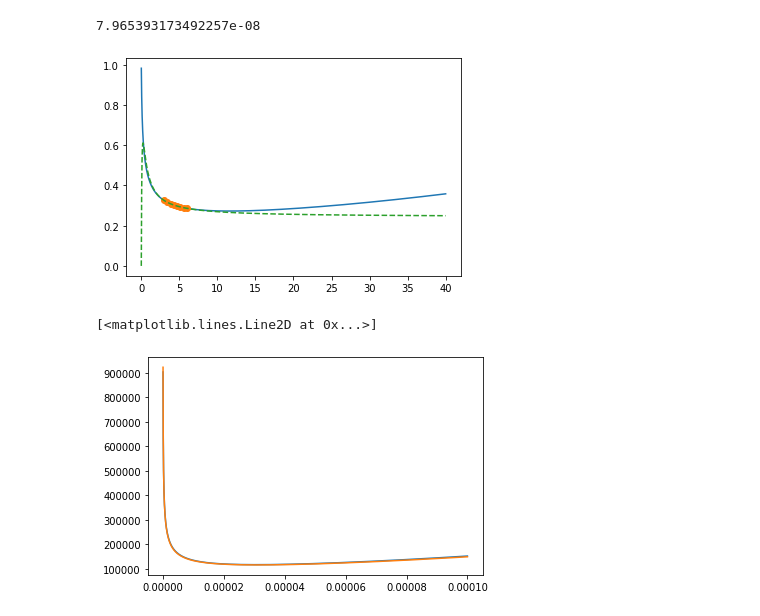
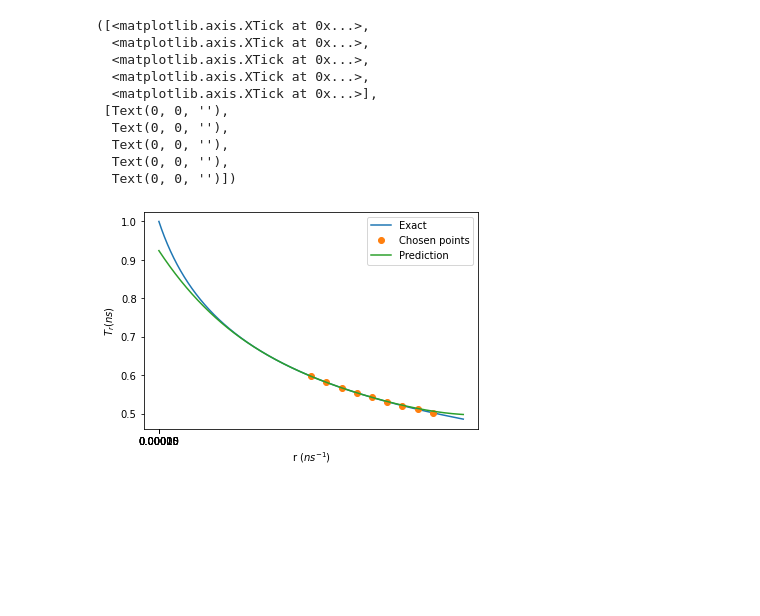
Before and after one commit to OfirBlumer/resetting, a Jupyter notebook: analyticalCaseStudy/030722.ipynb, the cells around one changed output. Drawn from its saved outputs; the diff is of its cells as text; code cells hidden in the pictures; blank space fills up the shorter version.

```diff
--- a/analyticalCaseStudy/030722.ipynb
+++ b/analyticalCaseStudy/030722.ipynb
@@ -76,14 +90,0 @@ plt.plot(rs,preTrs,linestyle="dashed")
-# %%
-rate = 2
-selrs = np.linspace(rate,rate*7,7)
-selTrs = IGLaplace(selrs,1,CV/2,1)
-# selTrs = np.insert(selTrs,0,1)
-# selrs = np.insert(selrs,0,0)
-plt.plot(rs,Trs)
-plt.plot(selrs,selTrs,"o",label="Exact")
-fitTrs  = scp.optimize.curve_fit(pade3_2_forLaplace, selrs, selTrs,bounds=(0,np.inf))
-fittedTrs = pade3_2_forLaplace(rs,*fitTrs[0])
-plt.plot(rs,fittedTrs,linestyle="dashed")
-(fitTrs[0][2]-fitTrs[0][1])/fitTrs[0][0], selrs
-# plt.xlim(0,1)
-# selTrs
@@ -93,39 +122,29 @@ plt.plot(rs,fittedTrs,linestyle="dashed")
 # %%
-CV = 10
-rate = 3
-fitFunction = pade3_2
-rs = np.linspace(0,40,10000)
-Trs = IGLaplace(rs,1,CV/2,1)
+rs = np.linspace(0,0.0000002,10000)
+Trs = IGLaplace(rs,mu,D,1)
 mus = (1-Trs)/(rs*Trs)
-plt.plot(rs,mus,label="Exact")
+mus[0] = 1e6
+plt.plot(rs*1000000,mus/1000000,label="Exact")
+selrs = np.linspace(rate,rate+8*rate/10,9)
+selTrs = IGLaplace(selrs,mu,D,1)
+selmus = (1-selTrs)/(selrs*selTrs)
+plt.plot(selrs*1000000,selmus/1000000,"o",label="Chosen points")
 
-selrs = np.linspace(rate,rate*2,8)
-selTrs = IGLaplace(selrs,1,CV/2,1)
-selmus = (1-selTrs)/(selrs*selTrs)
-plt.plot(selrs,selmus,"o",label="Exact")
-
-fit = scp.optimize.curve_fit(pade3_2, selrs, selmus,bounds=(0,np.inf))
-fitted = pade3_2(rs,*fit[0])
-plt.plot(rs,fitted,linestyle="dashed")
-fitted[0]
+pres = forwardExpansion(rs,rate,rate/10,selmus)
+plt.plot(rs*1000000,pres/1000000,label="Prediction")
+plt.legend()
+plt.xlabel(r"r ($ns^{-1}$)")
+plt.ylabel(r"$T_r (ns)$")
+plt.xticks(np.linspace(0,0.0002,5))
 # %% [output]
-7.965393173492257e-08
+([<matplotlib.axis.XTick at 0x...>,
+  <matplotlib.axis.XTick at 0x...>,
+  <matplotlib.axis.XTick at 0x...>,
+  <matplotlib.axis.XTick at 0x...>,
+  <matplotlib.axis.XTick at 0x...>],
+ [Text(0, 0, ''),
+  Text(0, 0, ''),
+  Text(0, 0, ''),
+  Text(0, 0, ''),
+  Text(0, 0, '')])
-[figure, old version]
+[figure, new version]
-# %%
-mu = 1000000
-CV = 5
-D = 0.5*mu*CV**2
-m = 2*D/mu
-s = mu/m
-rs = np.linspace(0,0.0001,10000)
-Trs = IGLaplace(rs,mu,D,1)
-mus = (1-Trs)/(rs*Trs)
-plt.plot(rs,mus,label="Exact")
-
-samples = scp.stats.invgauss.rvs(m,scale=s, size=10000)
-Trs = np.array([sum(np.exp(-samples*r))/len(samples) for r in rs])
-mus = (1-Trs)/(rs*Trs)
-plt.plot(rs,mus,label="Exact")
-# %% [output]
-[<matplotlib.lines.Line2D at 0x...>]
-[figure, removed]
```
Also changed, not shown: parts of 13 cells of this notebook.
